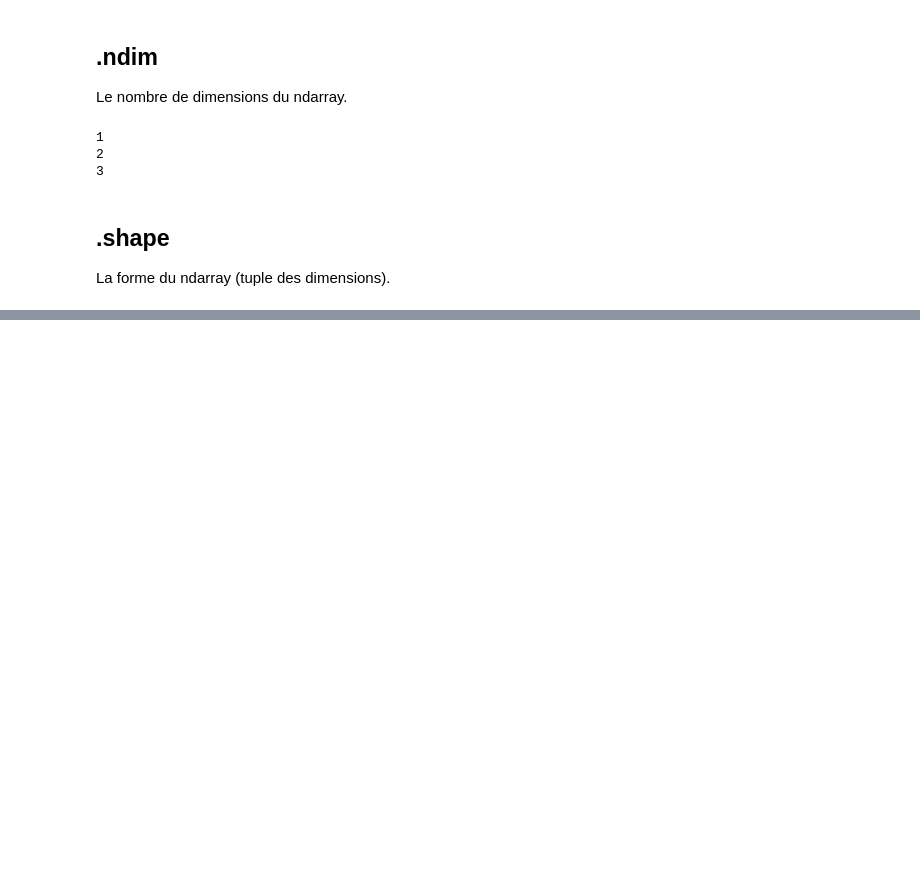
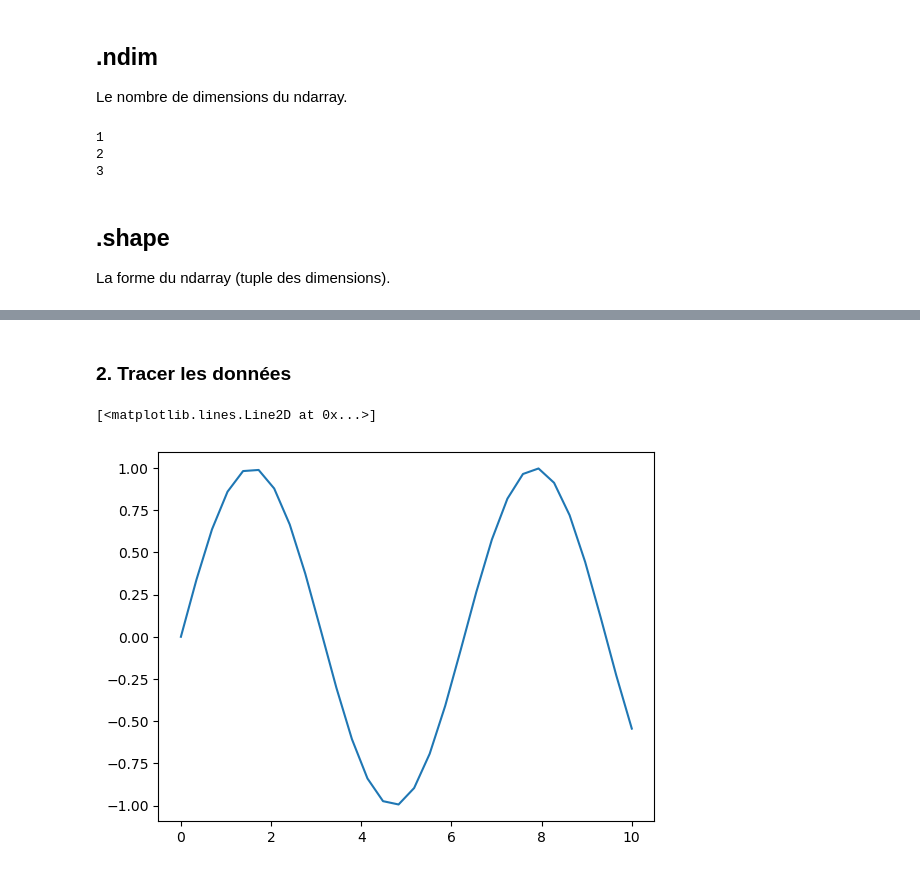
Before and after one commit to OussamaElm0/DS_pr, a Jupyter notebook: Prepa.ipynb, the cells around one changed output, grey strips where cells are left out. Saved outputs shown, nothing was run; the diff lists cells and outputs as text; code cells hidden in the pictures; blank space fills up the shorter version.

```diff
--- a/Prepa.ipynb
+++ b/Prepa.ipynb
@@ -164,0 +450,7 @@ La forme du ndarray (tuple des dimensions).
+# %% [markdown]
+### 2. Tracer les données
+# %%
+plt.plot(x, y)
+# %% [output]
+[<matplotlib.lines.Line2D at 0x...>]
+[figure, added]
```
Also changed, not shown: parts of 44 cells of this notebook.
